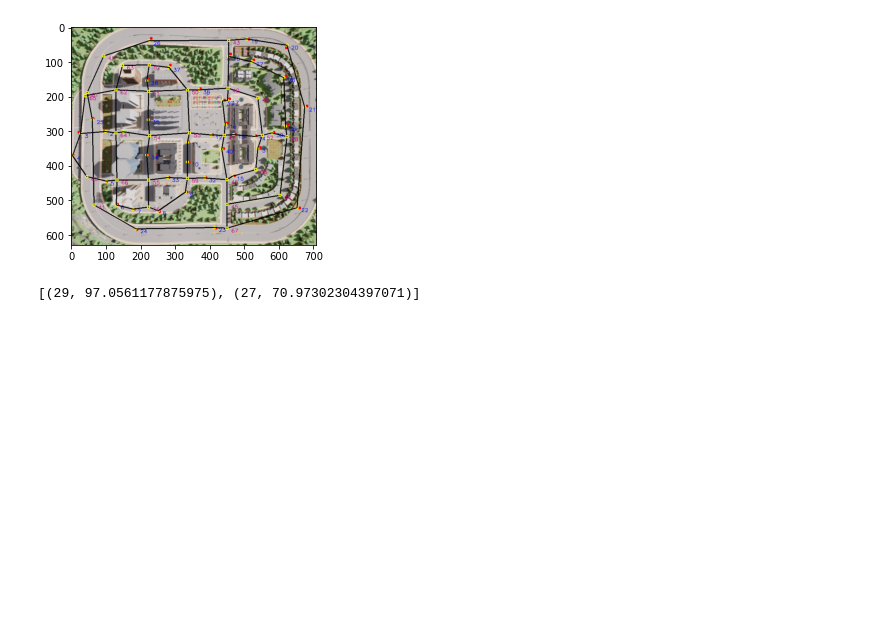
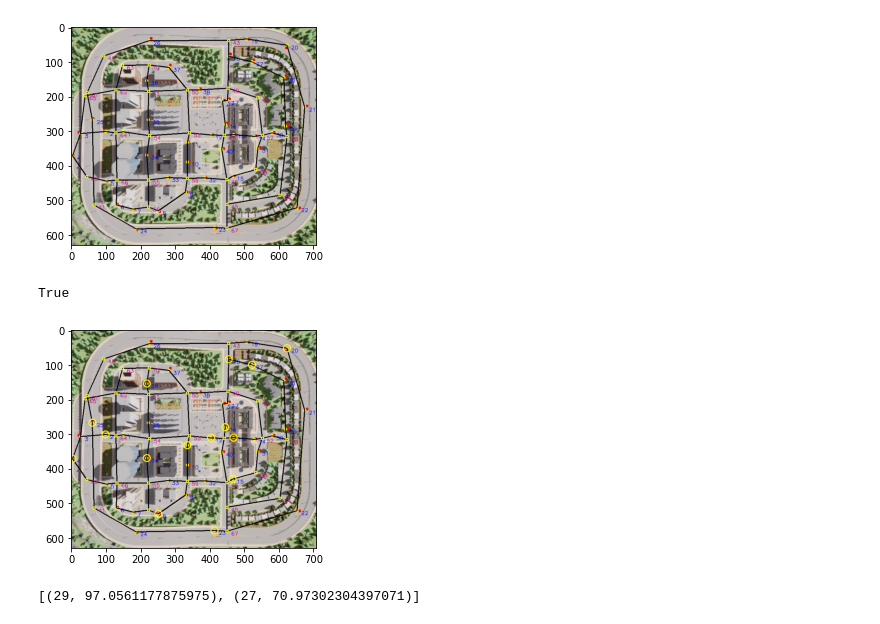
Before and after one commit to WelsonAA/shellpath, a Jupyter notebook: src/dallashNB.ipynb, the cells around one changed output. Saved outputs shown, nothing was run; the diff lists cells and outputs as text; code cells hidden in the pictures; blank space fills up the shorter version.

```diff
--- a/src/dallashNB.ipynb
+++ b/src/dallashNB.ipynb
@@ -232,6 +232,36 @@ cv2.imwrite('out.png', imgcopy)
 # %% [output]
 True
 [figure]
+# %%
+fivteenPoints = np.array([[-206.4,    4.2,    0. ],
+       [-272.1,  -43.9,    0. ],
+       [-101.4, -154.7,    0. ],
+       [ -43.9,  -17.1,    0. ],
+       [   3. ,   -2.7,    0. ],
+       [  47.8,   -1.8,    0. ],
+       [  45.9,  -84.9,    0. ],
+       [  31.3,   19.3,    0. ],
+       [  38.6,  155.1,    0. ],
+       [ 154.1,  177.3,    0. ],
+       [  10.2, -187.9,    0. ],
+       [-232.6,   28.1,   10. ],
+       [  84.7,  144.1,    0. ],
+       [-124.3,  -42.4,    0. ],
+       [-124.4,  106.3, 0.]])
+
+for x,y,_ in fivteenPoints:
+    x,y = traslate(point= (x, y))
+
+
+    cv2.circle(imgcopy, (x, y), 10, (00,255,255), 2)
+
+
+plt.imshow(imgcopy[:,:,::-1])
+
+cv2.imwrite('out.png', imgcopy)
+# %% [output]
+True
+[figure, added]
 # %%
 graphList = {}
 
```
Also changed, not shown: parts of 12 cells of this notebook.
